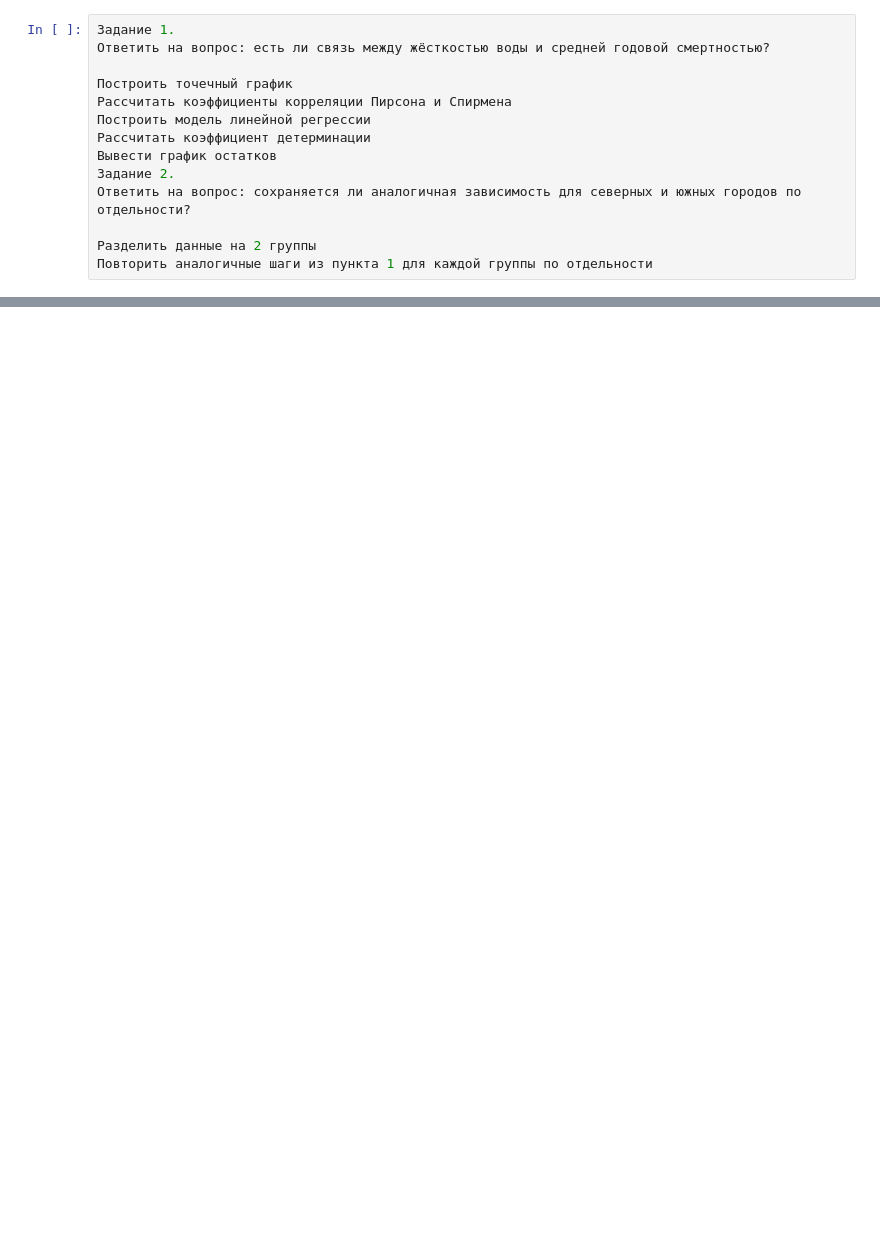
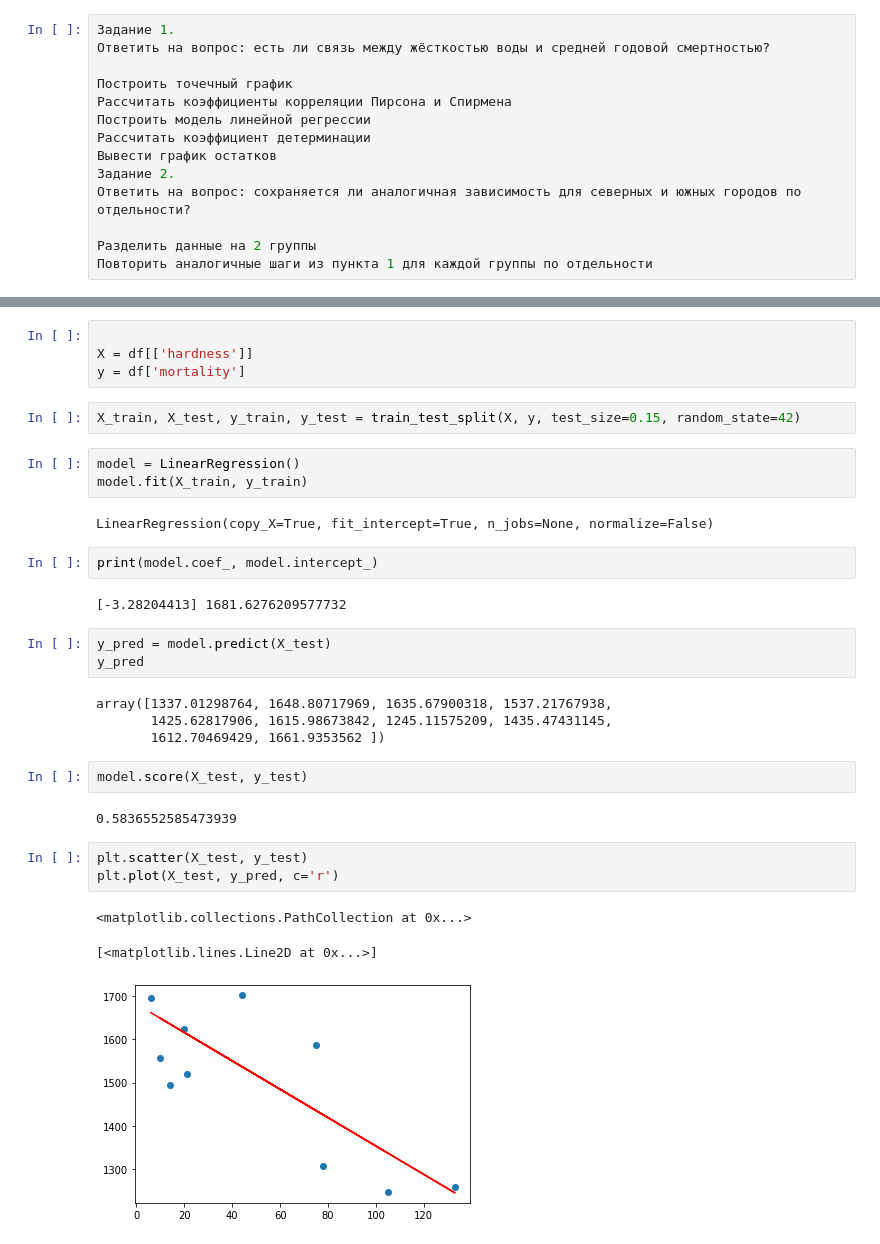
Before and after one commit to Denmag-study/pyton, a Jupyter notebook: Correlation.ipynb, the cells around one changed output, grey strips where cells are left out. Cells and saved outputs as stored; diff of their text form; blank space fills up the shorter version.

```diff
--- a/Correlation.ipynb
+++ b/Correlation.ipynb
@@ -61,0 +61,33 @@ SyntaxError: invalid syntax (<ipython-input-15-2f5860bb8875>, line 1)
+# %%
+
+X = df[['hardness']]
+y = df['mortality']
+# %%
+X_train, X_test, y_train, y_test = train_test_split(X, y, test_size=0.15, random_state=42)
+# %%
+model = LinearRegression()
+model.fit(X_train, y_train)
+# %% [output]
+LinearRegression(copy_X=True, fit_intercept=True, n_jobs=None, normalize=False)
+# %%
+print(model.coef_, model.intercept_)
+# %% [output]
+[-3.28204413] 1681.6276209577732
+# %%
+y_pred = model.predict(X_test)
+y_pred
+# %% [output]
+array([1337.01298764, 1648.80717969, 1635.67900318, 1537.21767938,
+       1425.62817906, 1615.98673842, 1245.11575209, 1435.47431145,
+       1612.70469429, 1661.9353562 ])
+# %%
+model.score(X_test, y_test)
+# %% [output]
+0.5836552585473939
+# %%
+plt.scatter(X_test, y_test)
+plt.plot(X_test, y_pred, c='r')
+# %% [output]
+<matplotlib.collections.PathCollection at 0x...>
+[<matplotlib.lines.Line2D at 0x...>]
+[figure, added]
```
Also changed, not shown: parts of 39 cells of this notebook.
